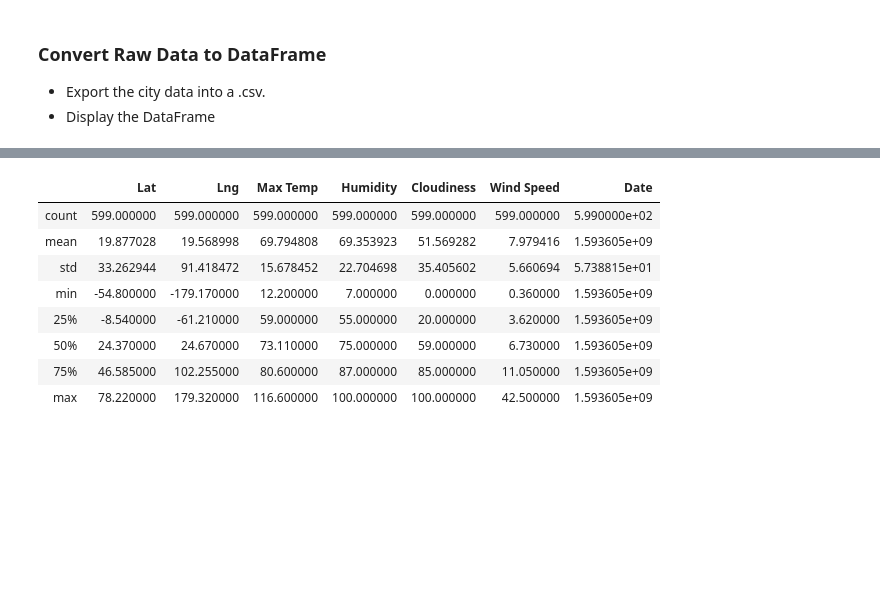
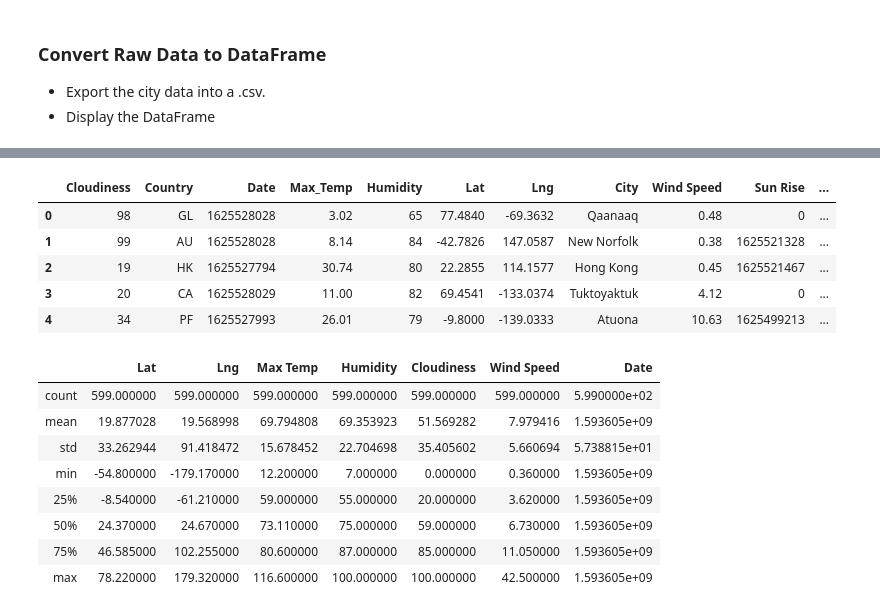
Before and after one commit to Mndblwin/python-api-challenge, a Jupyter notebook: WeatherPy/WeatherPy.ipynb, the cells around one changed output, grey strips where cells are left out. Saved outputs shown, nothing was run; the diff lists cells and outputs as text; code cells hidden in the pictures; blank space fills up the shorter version.

Commit message:
Add files via upload
DataFrame and Output

```diff
--- a/WeatherPy/WeatherPy.ipynb
+++ b/WeatherPy/WeatherPy.ipynb
@@ -135,3 +128,37 @@ Processing record 521|altay
+# %%
+# create a data frame from cities, lat, and temp
+weather_glossary = {
+    #"city": cities,
+    #"lat": lat,
+    #"temp": temp
+    "Cloudiness": cloudiness,
+    "Country": country,
+    "Date": date,
+    "Max_Temp": max_temp,
+    "Humidity": humidity,
+    "Lat": lat,
+    "Lng": lng,
+    "City": city_name,
+    "Wind Speed": wind_speed,
+    "Sun Rise": sun_rise,
+    "Sun Set": sun_set
+
+}
+weather_detail = pd.DataFrame(weather_glossary)
+
+#Exporting data to csv
+weather_detail.to_csv(r'C:\Users\kerry\DataBootCamp\python-api-challenge\WeatherPy\city_weather_detail.csv', index=False)
+
+
+#Displaying dataframe
+weather_detail.head()
+# %% [output]
+|  | Cloudiness | Country | Date | Max_Temp | Humidity | Lat | Lng | City | Wind Speed | Sun Rise | ... |
+| 0 | 98 | GL | 1625528028 | 3.02 | 65 | 77.4840 | -69.3632 | Qaanaaq | 0.48 | 0 | ... |
+| 1 | 99 | AU | 1625528028 | 8.14 | 84 | -42.7826 | 147.0587 | New Norfolk | 0.38 | 1625521328 | ... |
+| 2 | 19 | HK | 1625527794 | 30.74 | 80 | 22.2855 | 114.1577 | Hong Kong | 0.45 | 1625521467 | ... |
+| 3 | 20 | CA | 1625528029 | 11.00 | 82 | 69.4541 | -133.0374 | Tuktoyaktuk | 4.12 | 0 | ... |
+| 4 | 34 | PF | 1625527993 | 26.01 | 79 | -9.8000 | -139.0333 | Atuona | 10.63 | 1625499213 | ... |
 # %%
 # %% [output]
 |  | Lat | Lng | Max Temp | Humidity | Cloudiness | Wind Speed | Date |
```
Also changed, not shown: parts of 3 cells of this notebook.
